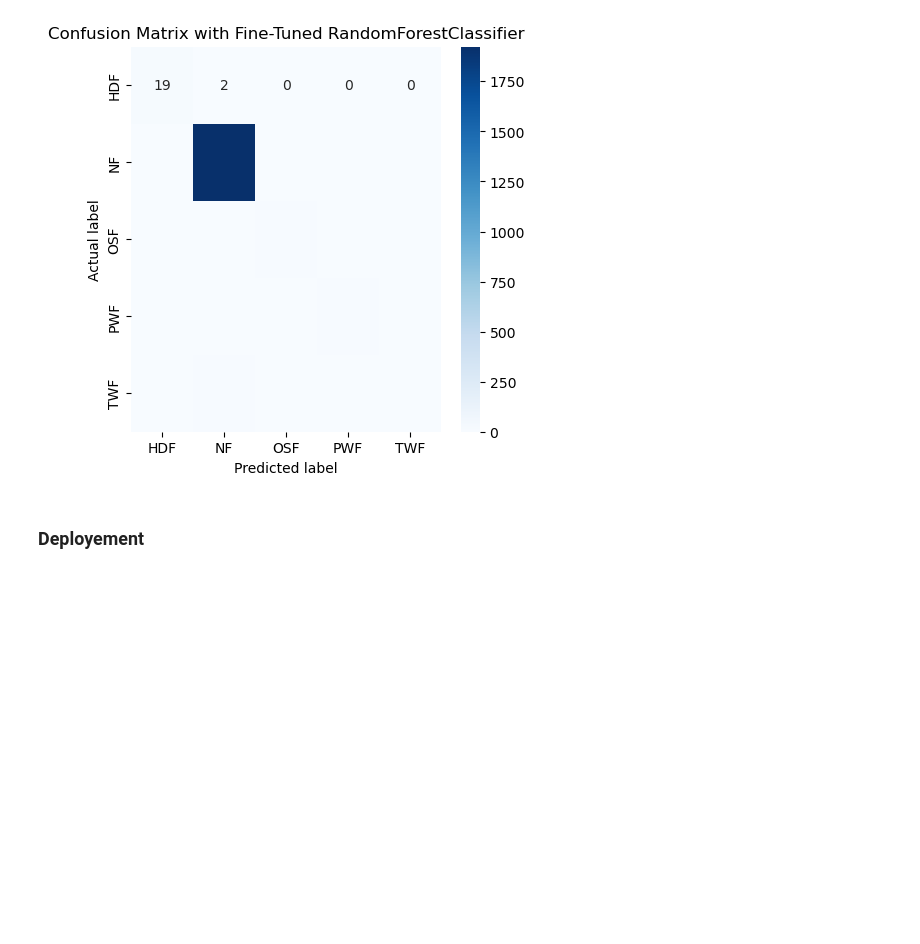
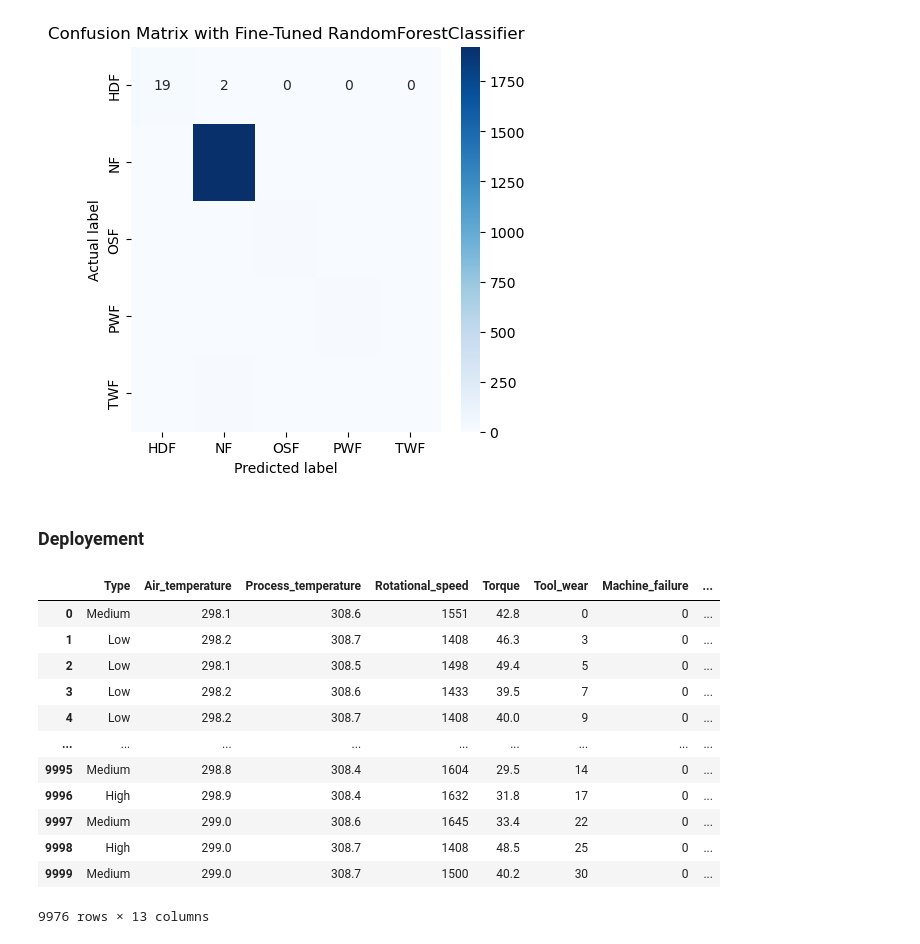
Before and after one commit to MihirT906/PredictiveMaintenance, a Jupyter notebook: data_prep.ipynb, the cells around one changed output. Cells and saved outputs as stored; diff of their text form; code cells hidden in the pictures; blank space fills up the shorter version.

```diff
--- a/data_prep.ipynb
+++ b/data_prep.ipynb
@@ -509,3 +532,19 @@ plt.show()
 # import pickle
 # import streamlit as st
 # import pandas as pd
+# %%
+df
+# %% [output]
+|  | Type | Air_temperature | Process_temperature | Rotational_speed | Torque | Tool_wear | Machine_failure | ... |
+| 0 | Medium | 298.1 | 308.6 | 1551 | 42.8 | 0 | 0 | ... |
+| 1 | Low | 298.2 | 308.7 | 1408 | 46.3 | 3 | 0 | ... |
+| 2 | Low | 298.1 | 308.5 | 1498 | 49.4 | 5 | 0 | ... |
+| 3 | Low | 298.2 | 308.6 | 1433 | 39.5 | 7 | 0 | ... |
+| 4 | Low | 298.2 | 308.7 | 1408 | 40.0 | 9 | 0 | ... |
+| ... | ... | ... | ... | ... | ... | ... | ... | ... |
+| 9995 | Medium | 298.8 | 308.4 | 1604 | 29.5 | 14 | 0 | ... |
+| 9996 | High | 298.9 | 308.4 | 1632 | 31.8 | 17 | 0 | ... |
+| 9997 | Medium | 299.0 | 308.6 | 1645 | 33.4 | 22 | 0 | ... |
+| 9998 | High | 299.0 | 308.7 | 1408 | 48.5 | 25 | 0 | ... |
+| 9999 | Medium | 299.0 | 308.7 | 1500 | 40.2 | 30 | 0 | ... |
+9976 rows × 13 columns
```
Also changed, not shown: parts of 1 cell of this notebook, 1 other file.
